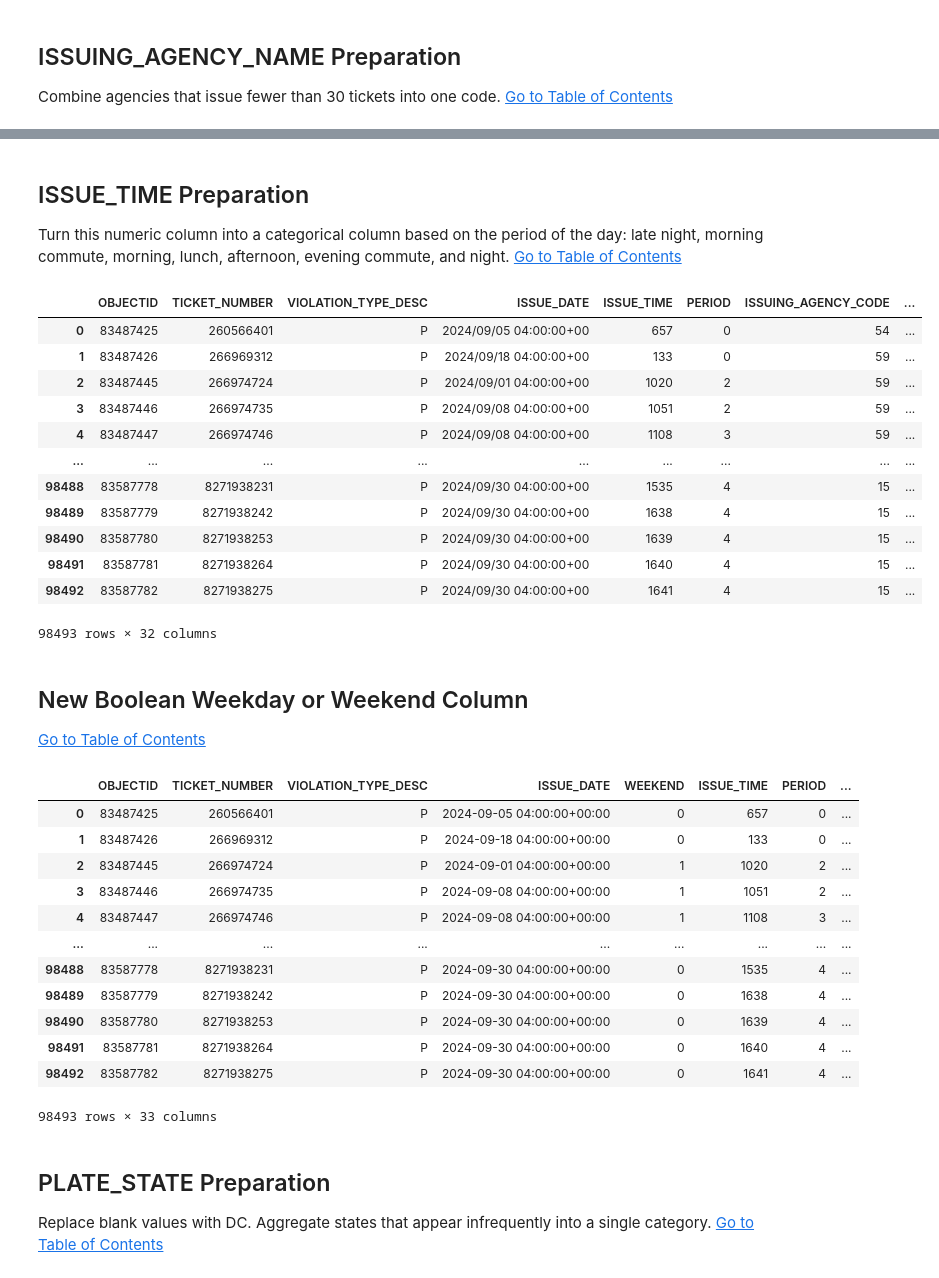
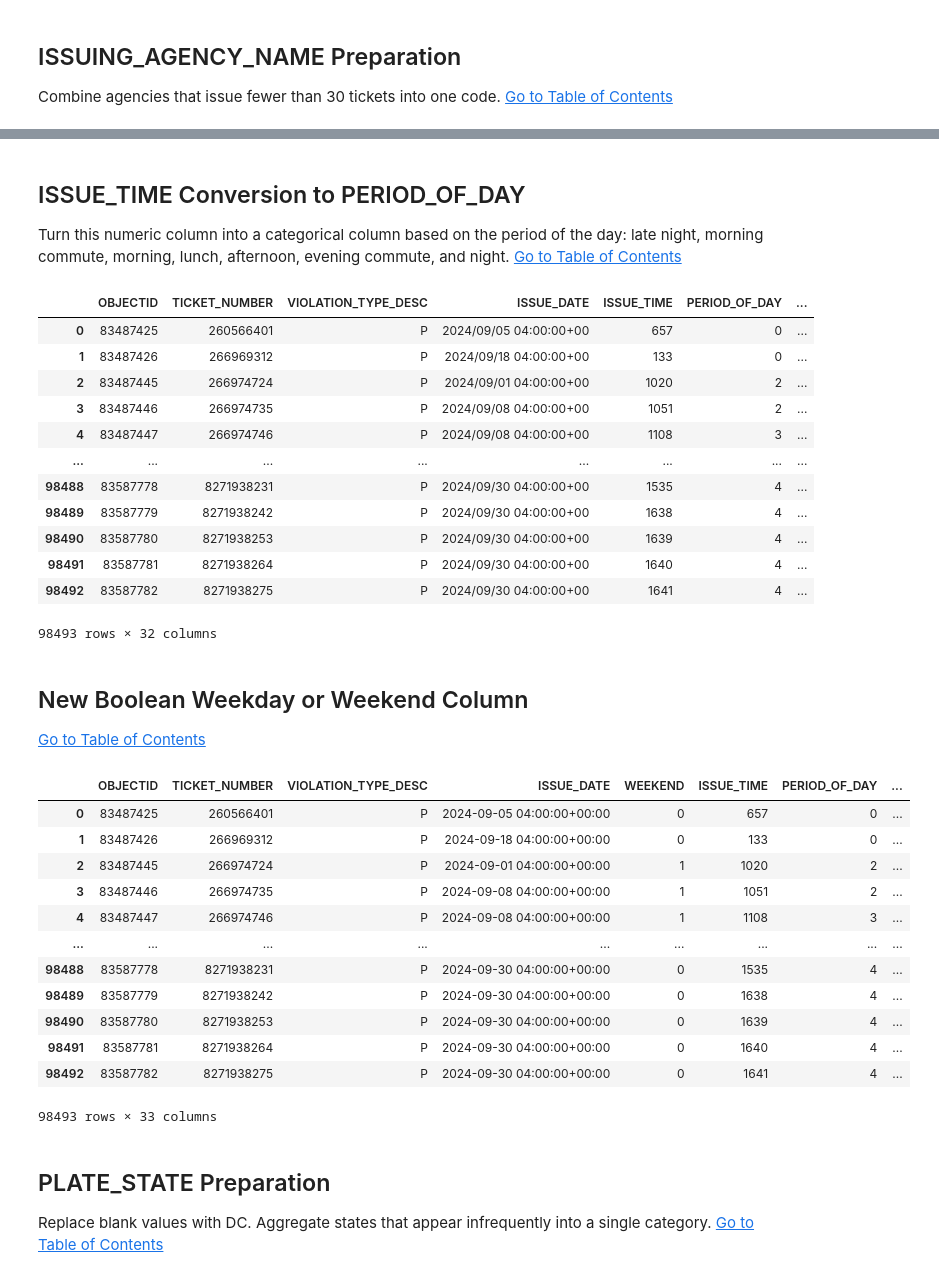
Before and after one commit to kevinzhouhogwarts/project_4_air_quality_machine_learning, a Jupyter notebook: data_preparation.ipynb, the cells around one changed output, grey strips where cells are left out. Cells and saved outputs as stored; diff of their text form; code cells hidden in the pictures.

Commit message:
finshed data preparation and exported selected variable csv

```diff
--- a/data_preparation.ipynb
+++ b/data_preparation.ipynb
@@ -180,44 +180,44 @@ UNITED STATES PARK POLICE                 44
 METROPOLITAN POLICE DPT-DISTRICT 7        32
 Name: count, dtype: int64
 # %% [markdown]
-## ISSUE_TIME Preparation
+## ISSUE_TIME Conversion to PERIOD_OF_DAY
 Turn this numeric column into a categorical column based on the period of the day: late night, morning commute, morning, lunch, afternoon, evening commute, and night. [Go to Table of Contents](#table-of-contents)
 # %%
 # Define a function to map ISSUE_TIME to periods of the day
 def categorize_time(time):
     if time > 2300 or time < 700:  # Late Night/Early Morning
         return 0
     elif 700 <= time < 900:  # Morning Commute
         return 1
     elif 900 <= time < 1100:  # Morning
         return 2
     elif 1100 <= time < 1300:  # Lunch
         return 3
     elif 1300 <= time < 1700:  # Afternoon
         return 4
     elif 1700 <= time < 2000:  # Evening Commute
         return 5
     else:  # Night
         return 6
 
 # Apply the function to the ISSUE_TIME column, then insert the new column immediately after the ISSUE_TIME column
-new_df['PERIOD'] = new_df['ISSUE_TIME'].apply(categorize_time)
+new_df['PERIOD_OF_DAY'] = new_df['ISSUE_TIME'].apply(categorize_time)
 issue_time_index = new_df.columns.get_loc('ISSUE_TIME')
-new_df.insert(issue_time_index + 1, 'PERIOD', new_df.pop('PERIOD'))
+new_df.insert(issue_time_index + 1, 'PERIOD_OF_DAY', new_df.pop('PERIOD_OF_DAY'))
 new_df
 # %% [output]
-|  | OBJECTID | TICKET_NUMBER | VIOLATION_TYPE_DESC | ISSUE_DATE | ISSUE_TIME | PERIOD | ISSUING_AGENCY_CODE | ... |
-| 0 | 83487425 | 260566401 | P | 2024/09/05 04:00:00+00 | 657 | 0 | 54 | ... |
-| 1 | 83487426 | 266969312 | P | 2024/09/18 04:00:00+00 | 133 | 0 | 59 | ... |
-| 2 | 83487445 | 266974724 | P | 2024/09/01 04:00:00+00 | 1020 | 2 | 59 | ... |
-| 3 | 83487446 | 266974735 | P | 2024/09/08 04:00:00+00 | 1051 | 2 | 59 | ... |
-| 4 | 83487447 | 266974746 | P | 2024/09/08 04:00:00+00 | 1108 | 3 | 59 | ... |
-| ... | ... | ... | ... | ... | ... | ... | ... | ... |
-| 98488 | 83587778 | 8271938231 | P | 2024/09/30 04:00:00+00 | 1535 | 4 | 15 | ... |
-| 98489 | 83587779 | 8271938242 | P | 2024/09/30 04:00:00+00 | 1638 | 4 | 15 | ... |
-| 98490 | 83587780 | 8271938253 | P | 2024/09/30 04:00:00+00 | 1639 | 4 | 15 | ... |
-| 98491 | 83587781 | 8271938264 | P | 2024/09/30 04:00:00+00 | 1640 | 4 | 15 | ... |
-| 98492 | 83587782 | 8271938275 | P | 2024/09/30 04:00:00+00 | 1641 | 4 | 15 | ... |
+|  | OBJECTID | TICKET_NUMBER | VIOLATION_TYPE_DESC | ISSUE_DATE | ISSUE_TIME | PERIOD_OF_DAY | ... |
+| 0 | 83487425 | 260566401 | P | 2024/09/05 04:00:00+00 | 657 | 0 | ... |
+| 1 | 83487426 | 266969312 | P | 2024/09/18 04:00:00+00 | 133 | 0 | ... |
+| 2 | 83487445 | 266974724 | P | 2024/09/01 04:00:00+00 | 1020 | 2 | ... |
+| 3 | 83487446 | 266974735 | P | 2024/09/08 04:00:00+00 | 1051 | 2 | ... |
+| 4 | 83487447 | 266974746 | P | 2024/09/08 04:00:00+00 | 1108 | 3 | ... |
+| ... | ... | ... | ... | ... | ... | ... | ... |
+| 98488 | 83587778 | 8271938231 | P | 2024/09/30 04:00:00+00 | 1535 | 4 | ... |
+| 98489 | 83587779 | 8271938242 | P | 2024/09/30 04:00:00+00 | 1638 | 4 | ... |
+| 98490 | 83587780 | 8271938253 | P | 2024/09/30 04:00:00+00 | 1639 | 4 | ... |
+| 98491 | 83587781 | 8271938264 | P | 2024/09/30 04:00:00+00 | 1640 | 4 | ... |
+| 98492 | 83587782 | 8271938275 | P | 2024/09/30 04:00:00+00 | 1641 | 4 | ... |
 98493 rows × 32 columns
 # %% [markdown]
 ## New Boolean Weekday or Weekend Column
@@ -233,7 +233,7 @@ new_df.insert(issue_date_index + 1, 'WEEKEND', new_df.pop('WEEKEND'))
 # %%
 new_df
 # %% [output]
-|  | OBJECTID | TICKET_NUMBER | VIOLATION_TYPE_DESC | ISSUE_DATE | WEEKEND | ISSUE_TIME | PERIOD | ... |
+|  | OBJECTID | TICKET_NUMBER | VIOLATION_TYPE_DESC | ISSUE_DATE | WEEKEND | ISSUE_TIME | PERIOD_OF_DAY | ... |
 | 0 | 83487425 | 260566401 | P | 2024-09-05 04:00:00+00:00 | 0 | 657 | 0 | ... |
 | 1 | 83487426 | 266969312 | P | 2024-09-18 04:00:00+00:00 | 0 | 133 | 0 | ... |
 | 2 | 83487445 | 266974724 | P | 2024-09-01 04:00:00+00:00 | 1 | 1020 | 2 | ... |
```
Also changed, not shown: parts of 6 cells of this notebook, 2 other files.
